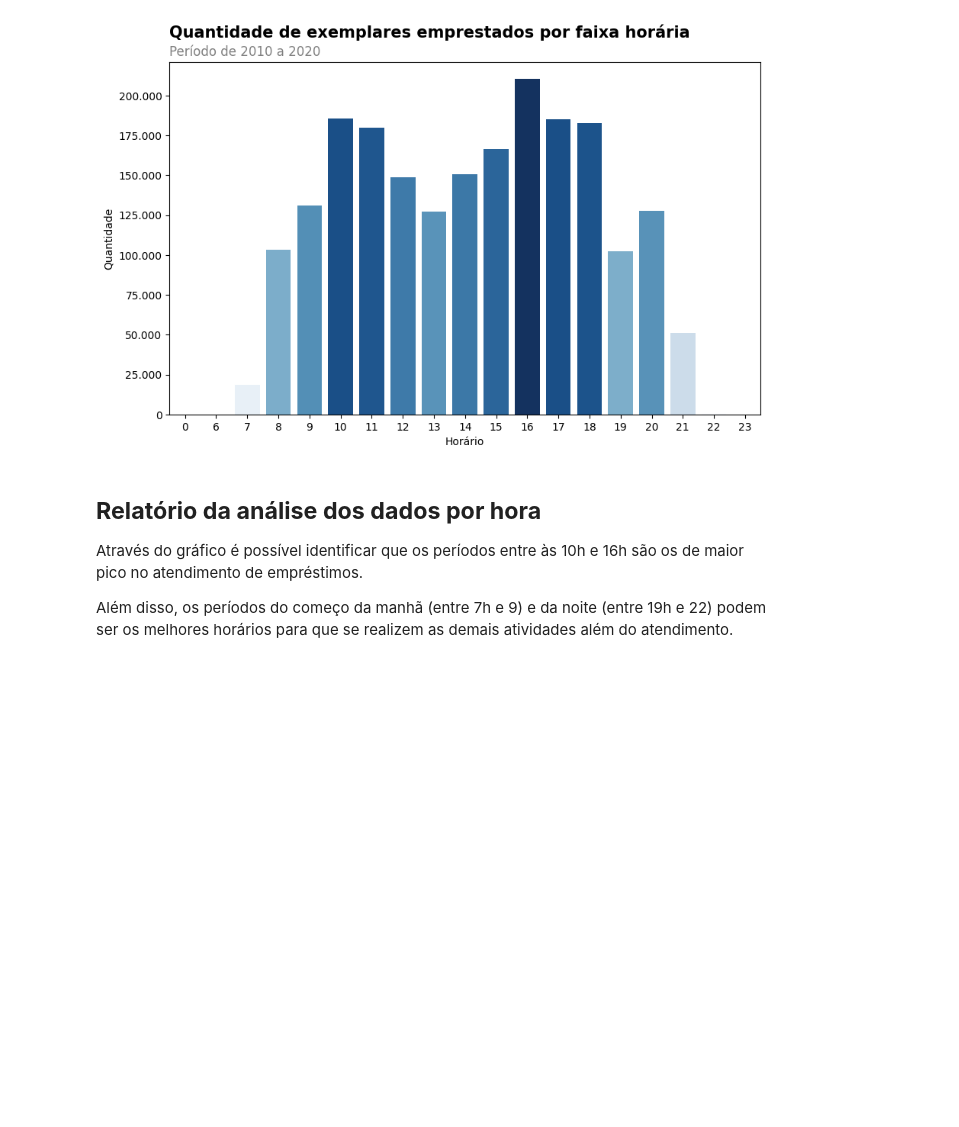
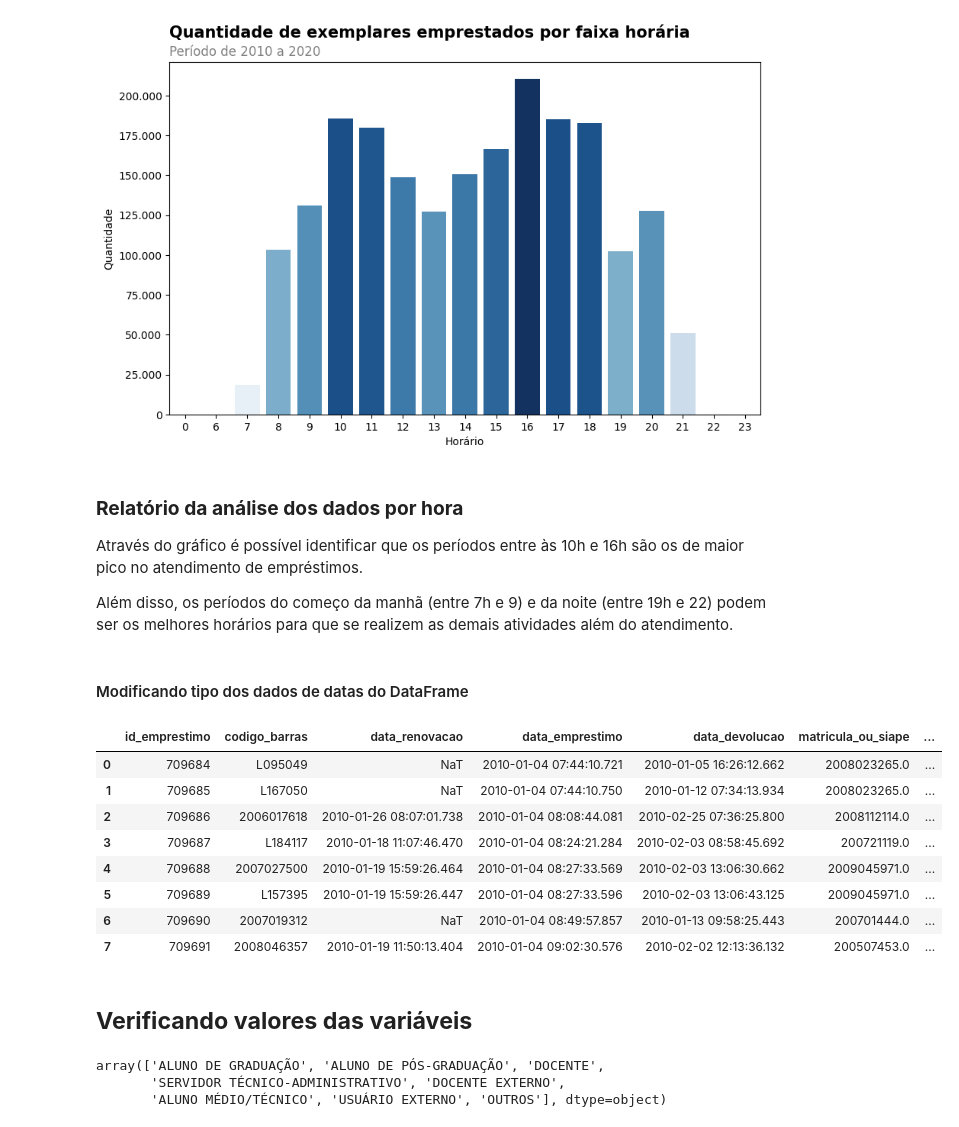
Before and after one commit to AleixoCodes/Analise-de-dados-bibliotecarios, a Jupyter notebook: Análise_de_Dados_de_Bibliotecas_Universitárias.ipynb, the cells around one changed output. Cells and saved outputs as stored; diff of their text form; code cells hidden in the pictures; blank space fills up the shorter version.

```diff
--- a/Análise_de_Dados_de_Bibliotecas_Universitárias.ipynb
+++ b/Análise_de_Dados_de_Bibliotecas_Universitárias.ipynb
@@ -349,8 +349,33 @@ bar=bar
 # %% [output]
 [figure]
 # %% [markdown]
-## **Relatório da análise dos dados por hora**
+### **Relatório da análise dos dados por hora**
 
 Através do gráfico é possível identificar que os períodos entre às 10h e 16h são os de maior pico no atendimento de empréstimos.
 
 Além disso, os períodos do começo da manhã (entre 7h e 9) e da noite (entre 19h e 22) podem ser os melhores horários para que se realizem as demais atividades além do atendimento.
+# %% [markdown]
+#### Modificando tipo dos dados de datas do DataFrame
+# %%
+DadosCompletos['data_emprestimo'] = pd.to_datetime(DadosCompletos['data_emprestimo'])
+DadosCompletos['data_renovacao'] = pd.to_datetime(DadosCompletos['data_renovacao'])
+DadosCompletos['data_devolucao'] = pd.to_datetime(DadosCompletos['data_devolucao'])
+DadosCompletos.head(8)
+# %% [output]
+|  | id_emprestimo | codigo_barras | data_renovacao | data_emprestimo | data_devolucao | matricula_ou_siape | ... |
+| 0 | 709684 | L095049 | NaT | 2010-01-04 07:44:10.721 | 2010-01-05 16:26:12.662 | 2008023265.0 | ... |
+| 1 | 709685 | L167050 | NaT | 2010-01-04 07:44:10.750 | 2010-01-12 07:34:13.934 | 2008023265.0 | ... |
+| 2 | 709686 | 2006017618 | 2010-01-26 08:07:01.738 | 2010-01-04 08:08:44.081 | 2010-02-25 07:36:25.800 | 2008112114.0 | ... |
+| 3 | 709687 | L184117 | 2010-01-18 11:07:46.470 | 2010-01-04 08:24:21.284 | 2010-02-03 08:58:45.692 | 200721119.0 | ... |
+| 4 | 709688 | 2007027500 | 2010-01-19 15:59:26.464 | 2010-01-04 08:27:33.569 | 2010-02-03 13:06:30.662 | 2009045971.0 | ... |
+| 5 | 709689 | L157395 | 2010-01-19 15:59:26.447 | 2010-01-04 08:27:33.596 | 2010-02-03 13:06:43.125 | 2009045971.0 | ... |
+| 6 | 709690 | 2007019312 | NaT | 2010-01-04 08:49:57.857 | 2010-01-13 09:58:25.443 | 200701444.0 | ... |
+| 7 | 709691 | 2008046357 | 2010-01-19 11:50:13.404 | 2010-01-04 09:02:30.576 | 2010-02-02 12:13:36.132 | 200507453.0 | ... |
+# %% [markdown]
+## **Verificando valores das variáveis**
+# %%
+DadosCompletos.tipo_vinculo_usuario.unique()
+# %% [output]
+array(['ALUNO DE GRADUAÇÃO', 'ALUNO DE PÓS-GRADUAÇÃO', 'DOCENTE',
+       'SERVIDOR TÉCNICO-ADMINISTRATIVO', 'DOCENTE EXTERNO',
+       'ALUNO MÉDIO/TÉCNICO', 'USUÁRIO EXTERNO', 'OUTROS'], dtype=object)
```
Also changed, not shown: parts of 12 cells of this notebook.
